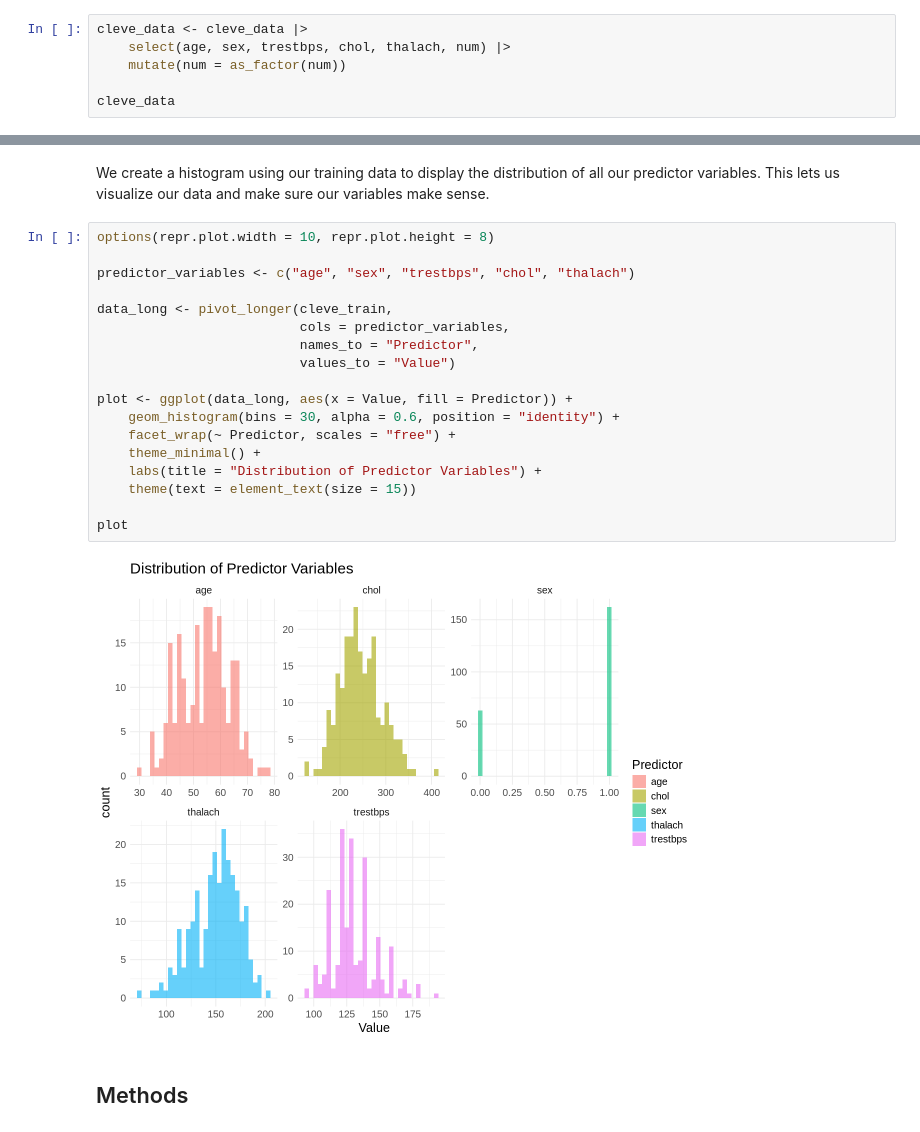
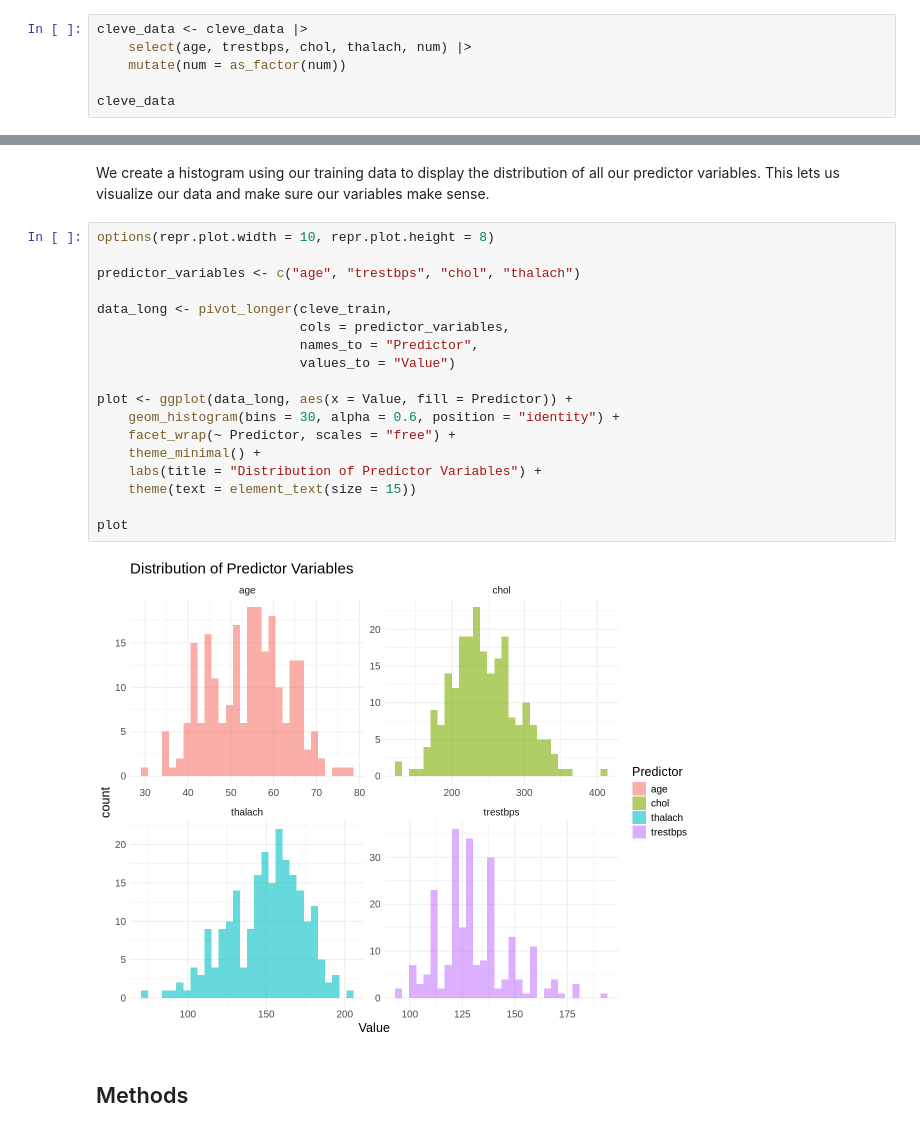
Before and after one commit to xiangxichen11/DSCI-100-project-group-29, a Jupyter notebook: group_proposal.ipynb, the cells around one changed output, grey strips where cells are left out. Saved outputs shown, nothing was run; the diff lists cells and outputs as text.

```diff
--- a/group_proposal.ipynb
+++ b/group_proposal.ipynb
@@ -53,7 +36,7 @@ The above is our inital datatset read from the web. We are using the processed c
 We then select the columns we want:
 # %%
 cleve_data <- cleve_data |>
-    select(age, sex, trestbps, chol, thalach, num) |>
+    select(age, trestbps, chol, thalach, num) |>
     mutate(num = as_factor(num))
 
 cleve_data
@@ -127,23 +110,23 @@ We create a histogram using our training data to display the distribution of all
 # %%
 options(repr.plot.width = 10, repr.plot.height = 8)
 
-predictor_variables <- c("age", "sex", "trestbps", "chol", "thalach")
+predictor_variables <- c("age", "trestbps", "chol", "thalach")
 
 data_long <- pivot_longer(cleve_train,
                           cols = predictor_variables,
                           names_to = "Predictor",
                           values_to = "Value")
 
 plot <- ggplot(data_long, aes(x = Value, fill = Predictor)) +
     geom_histogram(bins = 30, alpha = 0.6, position = "identity") +
     facet_wrap(~ Predictor, scales = "free") +
     theme_minimal() +
     labs(title = "Distribution of Predictor Variables") +
     theme(text = element_text(size = 15))
 
 plot
 # %% [output]
-[figure, old version]
+[figure, new version]
 # %% [markdown]
 ## Methods
 # %% [markdown]
```
Also changed, not shown: parts of 5 cells of this notebook, 1 other file.
